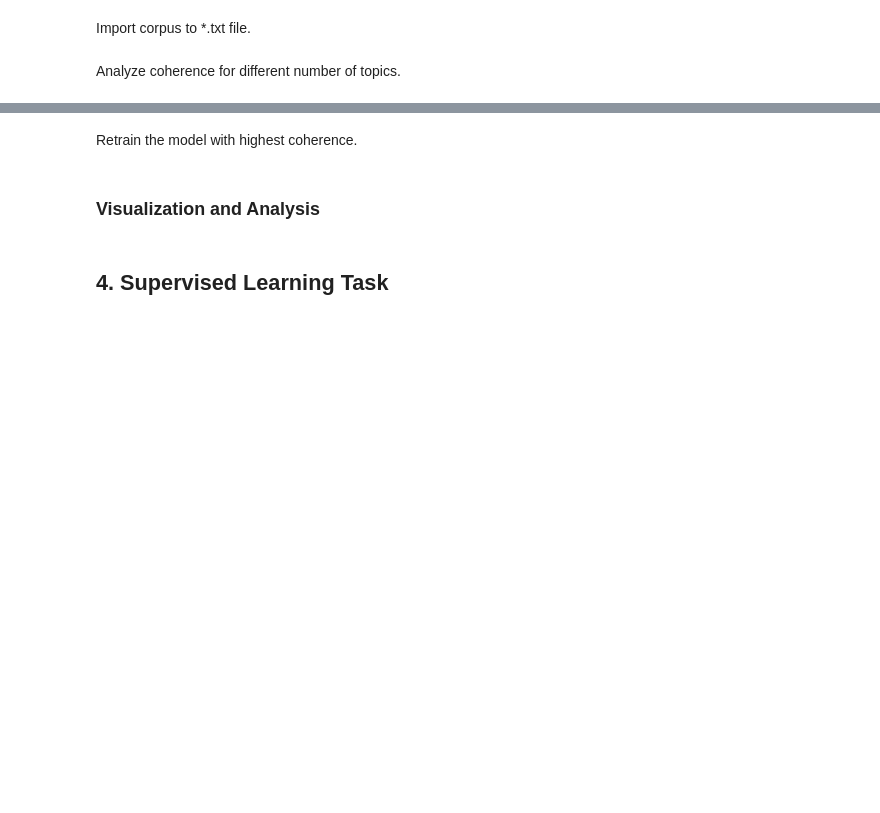
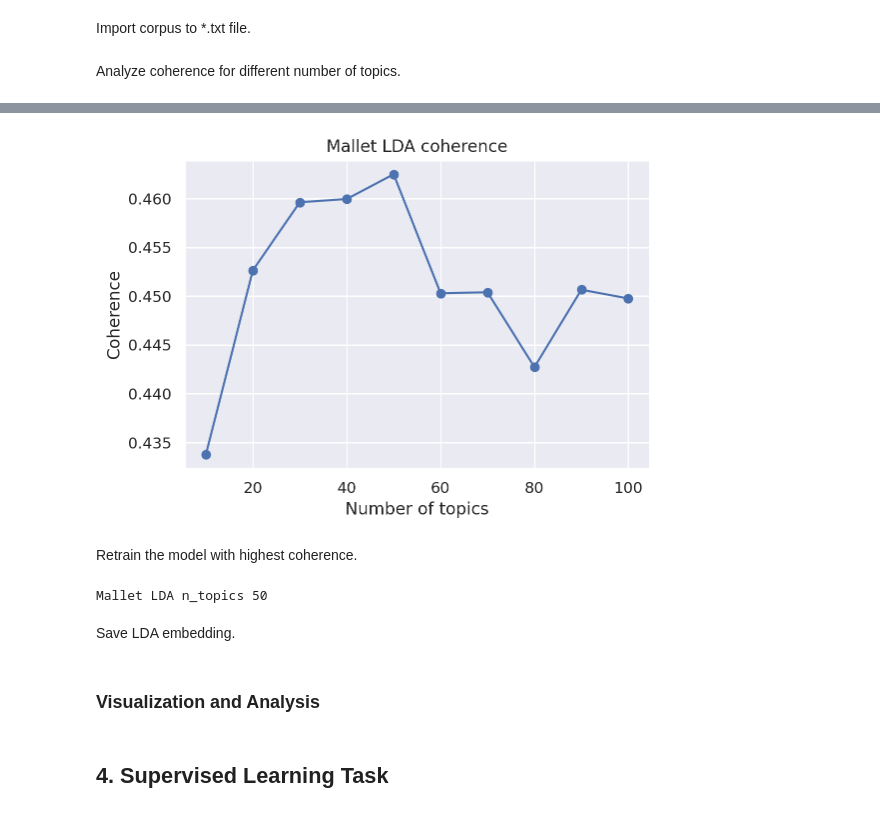
Before and after one commit to rafardzp/NLP-Project, a Jupyter notebook: Notebooks/main.ipynb, the cells around one changed output, grey strips where cells are left out. Saved outputs shown, nothing was run; the diff lists cells and outputs as text; code cells hidden in the pictures; blank space fills up the shorter version.

```diff
--- a/Notebooks/main.ipynb
+++ b/Notebooks/main.ipynb
@@ -117,3 +200,12 @@ corpus_tfidf_dense = gensim.matutils.corpus2dense(corpus_tfidf_sparse, num_terms
+# %%
+with open(path + '/vectorizations/bow_corpus.pkl', 'wb') as f:
+  pickle.dump(corpus_bow_dense, f)
+
+with open(path + '/vectorizations/tfidf_corpus.pkl', 'wb') as f:
+  pickle.dump(corpus_tfidf_dense, f)
+
+with open(path + '/vectorizations/wordemb_corpus.pkl', 'wb') as f:
+  pickle.dump(wemb_corpus, f)
 # %% [markdown]
 ## **3. Topic Modeling: Latent Dirichlet Allocation**
 
@@ -135,18 +231,21 @@ mallet_path = 'mallet-2.0.8/bin/mallet'
 # %% [markdown]
 Import corpus to *.txt file.
 # %%
-with open('n_gram_corpus.txt', 'w'):
-  for i, doc in n_gram_corpus:
-    f.write(f"{i} 0 {" ".join(doc)}")
+with open('n_gram_corpus.txt', 'w') as f:
+  for i, doc in enumerate(n_gram_corpus):
+    text = " ".join(doc)
+    f.write(f"{i} 0 {text}\n")
   f.close()
 
-!mallet-2.0.8/bin/mallet import-file --input mycorpus.txt --output mycorpus.mallet --keep-sequence --remove-stopwords
+!mallet-2.0.8/bin/mallet import-file --input n_gram_corpus.txt --output mycorpus.mallet --keep-sequence --remove-stopwords
 # %% [markdown]
 Analyze coherence for different number of topics.
 # %%
-def compute_mallet_LDA(n_topics, corpus, coherence=True):
+def compute_mallet_LDA(n_topics, corpus, coherence=True, verbose=True):
   # Train LDA
-  print(f"Mallet LDA n_topics {n_topics}")
+  if verbose:
+    print(f"Mallet LDA n_topics {n_topics}")
+
   command = f"mallet-2.0.8/bin/mallet train-topics --input mycorpus.mallet --num-topics {n_topics} --num-iterations 1000 \
               --output-doc-topics doc_topics.txt --word-topic-counts-file wtc_counts.txt --topic-word-weights-file \
               topic_weights.txt --output-topic-keys topic_keys.txt --num-top-words 20"
@@ -175,14 +274,14 @@ def compute_mallet_LDA(n_topics, corpus, coherence=True):
 
   # Compute coherence
   if coherence:
-    nwords = 10
-    cm = CoherenceModel(topics=tpc_descriptions, texts=corpus, dictionary=Dict, coherence='c_v', topn=n_words)
+    n_words = 20
+    cm =  gensim.models.coherencemodel.CoherenceModel(topics=tpc_descriptions, texts=corpus, dictionary=Dict, coherence='c_v', topn=n_words)
     coherence = np.mean(cm.get_coherence_per_topic())
     return thetas, tpc_descriptions, Dict, coherence
 
   return thetas, tpc_descriptions, Dict
 # %%
-n_topics = [5, 10, 15, 20, 25, 50]
+n_topics = np.arange(10, 110, 10)
 coherence_list_mallet = []
 
 for n in n_topics:
@@ -191,15 +301,20 @@ for n in n_topics:
 # %%
 plt.figure(figsize=(6, 4))
 plt.plot(n_topics, coherence_list_mallet, label='Mallet', marker='o')
 plt.xlabel('Number of topics')
 plt.ylabel('Coherence')
 plt.title('Mallet LDA coherence')
-plt.grid()
 plt.show()
+# %% [output]
+[figure, added]
 # %% [markdown]
 Retrain the model with highest coherence.
 # %%
-idx_max = np.argsort(coherence_list_mallet)[-1]
+idx_max = np.argmax(coherence_list_mallet)
 best_n_topics = n_topics[idx_max]
 
 LDA_corpus, tpc_descriptions, Dict = compute_mallet_LDA(best_n_topics, corpus=n_gram_corpus, coherence=False) # LDA_corpus contains the vectorization
+# %% [output]
+Mallet LDA n_topics 50
+# %% [markdown]
+Save LDA embedding.
```
Also changed, not shown: parts of 23 cells of this notebook.
